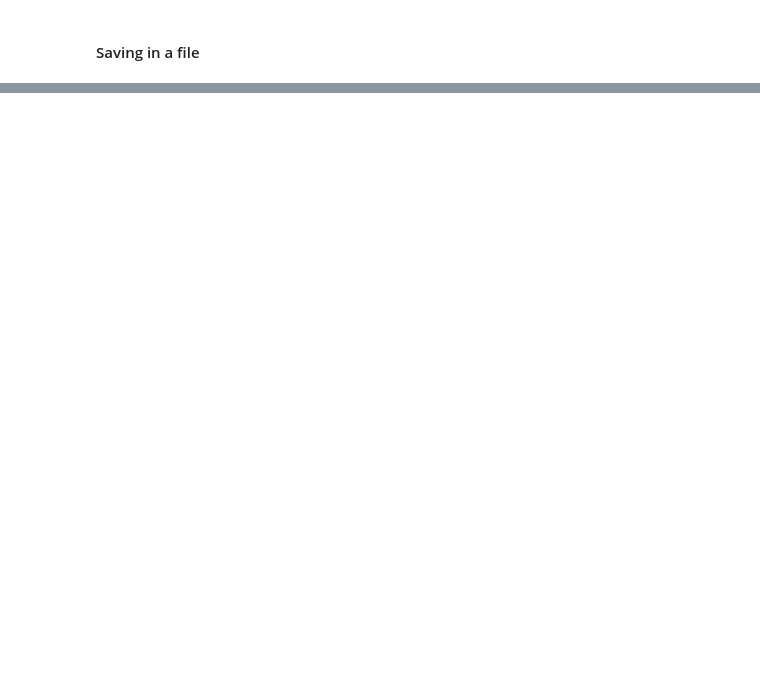
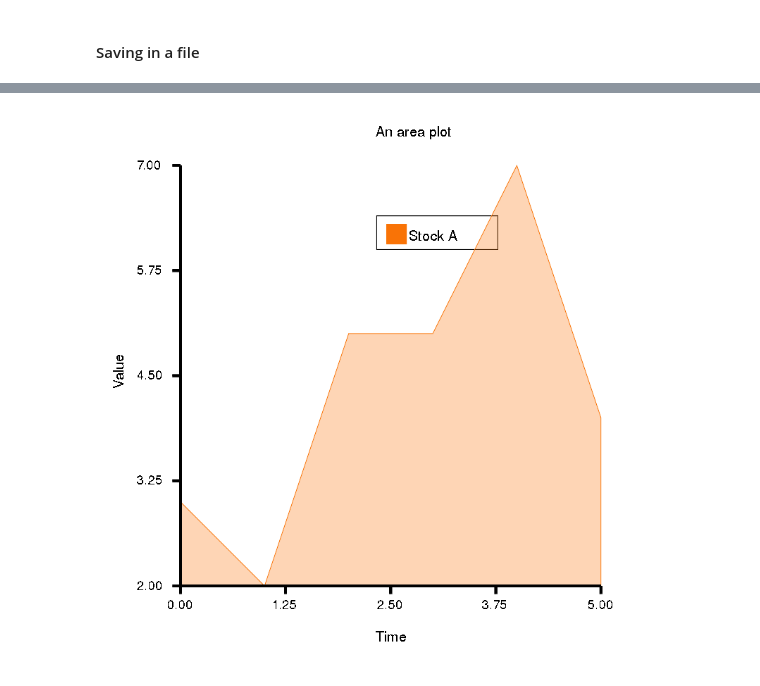
Before and after one commit to SciRuby/rubyplot, a Jupyter notebook: tutorial/magick/Rubyplot_Tutorial(Magick).ipynb, the cells around one changed output, grey strips where cells are left out. Saved outputs shown, nothing was run; the diff lists cells and outputs as text; code cells hidden in the pictures; blank space fills up the shorter version.

```diff
--- a/tutorial/magick/Rubyplot_Tutorial(Magick).ipynb
+++ b/tutorial/magick/Rubyplot_Tutorial(Magick).ipynb
@@ -124,0 +203,29 @@ figure.write('./1.png') # Input is a relative or absolute path with image format
+# %%
+# Data input format may be changed in the near future (18th Aug 2019)
+
+# Step 1
+require 'rubyplot'
+Rubyplot.set_backend :magick
+Rubyplot.inline
+
+# Step 2
+figure = Rubyplot::Figure.new(width: 20, height: 20)
+
+# Step 3
+axes00 = figure.add_subplot! 0,0
+axes00.area! do |p|
+  p.data [3, 2, 5, 5, 7,4] # Data as height of consecutive points i.e. y coordinates
+  p.color = :orange # Color of the area
+  p.label = "Stock A"# Label for this data
+  # Opacity of the area plot is set to 0.3 for visibility
+end
+
+axes00.title = "An area plot"
+axes00.x_title = "Time"
+axes00.y_title = "Value"
+axes00.square_axes = false
+
+# Step 4
+figure.show
+# %% [output]
+[figure, added]
```
Also changed, not shown: parts of 43 cells of this notebook.
